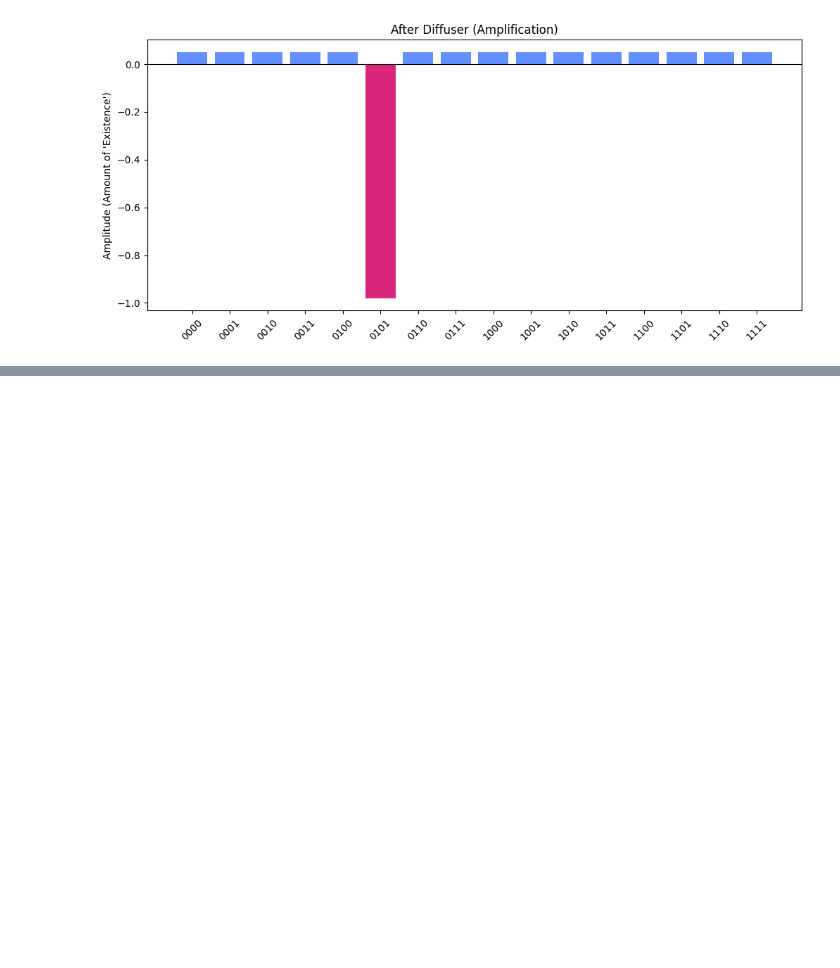
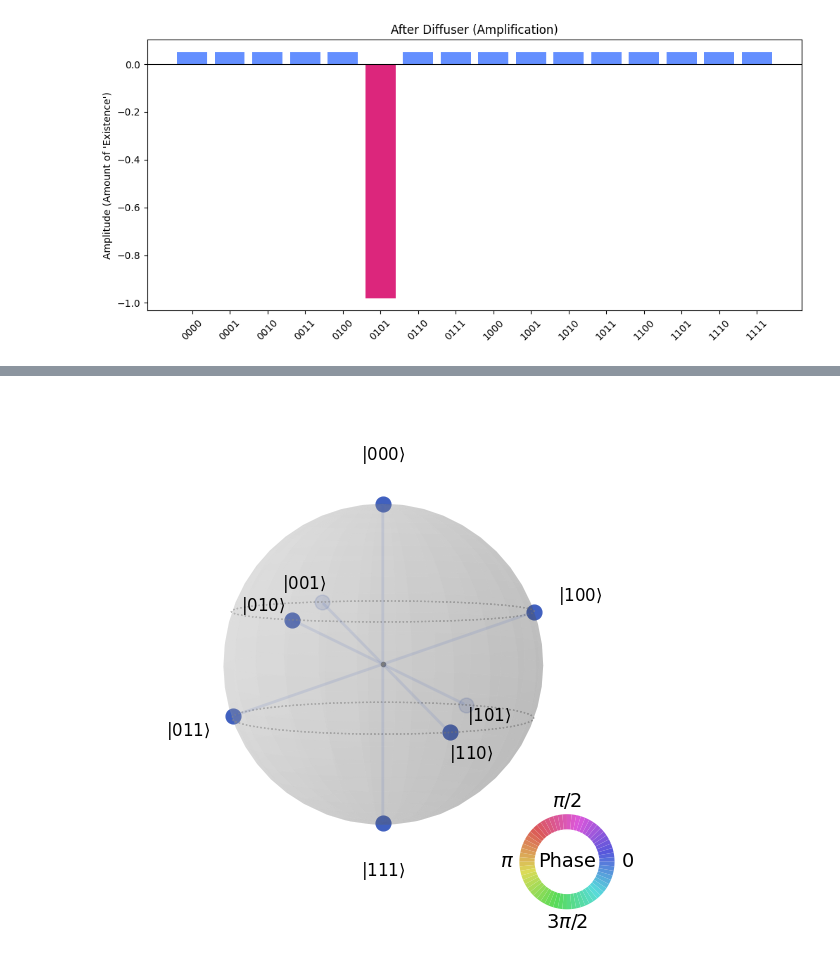
Before and after one commit to JoeyRogers-svg/Qiskit-fundamentals-course, a Jupyter notebook: 2a-grover's-algorithm.ipynb, the cells around one changed output, grey strips where cells are left out. Saved outputs shown, nothing was run; the diff lists cells and outputs as text; code cells hidden in the pictures; blank space fills up the shorter version.

```diff
--- a/2a-grover's-algorithm.ipynb
+++ b/2a-grover's-algorithm.ipynb
@@ -163,0 +165,14 @@ display(plot_bloch_multivector(state, title="2. After 1 Iteration: Notice the ti
+# %%
+from qiskit.visualization import plot_state_qsphere
+
+target = "010"
+n = 3
+# 1. Initial Superposition
+# All nodes are the same size (equal probability)
+# and the same color (all in-phase)
+qc_qs = QuantumCircuit(n)
+qc_qs.h(range(n))
+state = Statevector.from_instruction(qc_qs)
+display(plot_state_qsphere(state))
+# %% [output]
+[figure, added]
```
Also changed, not shown: parts of 12 cells of this notebook, 3 other files.
